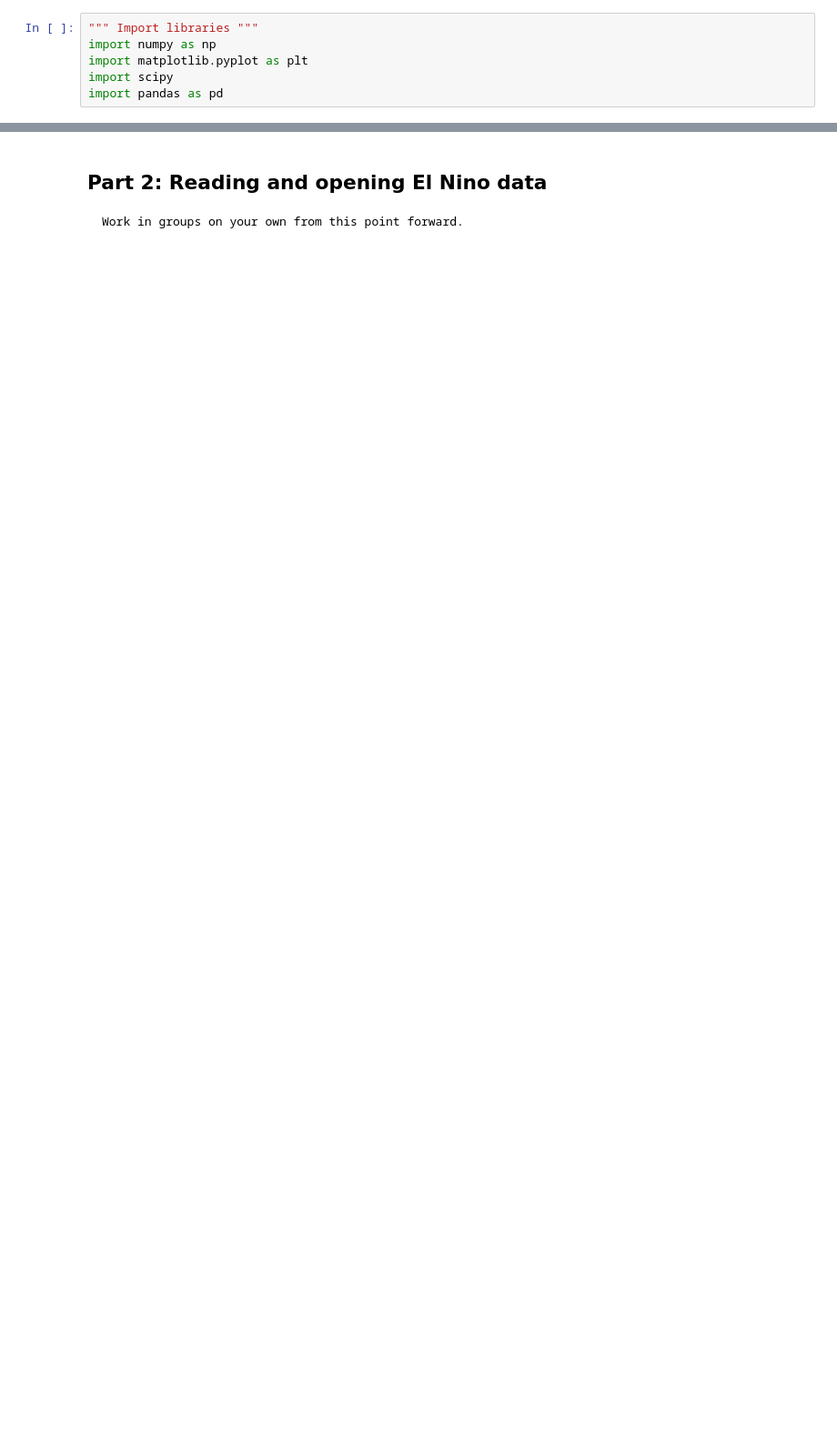
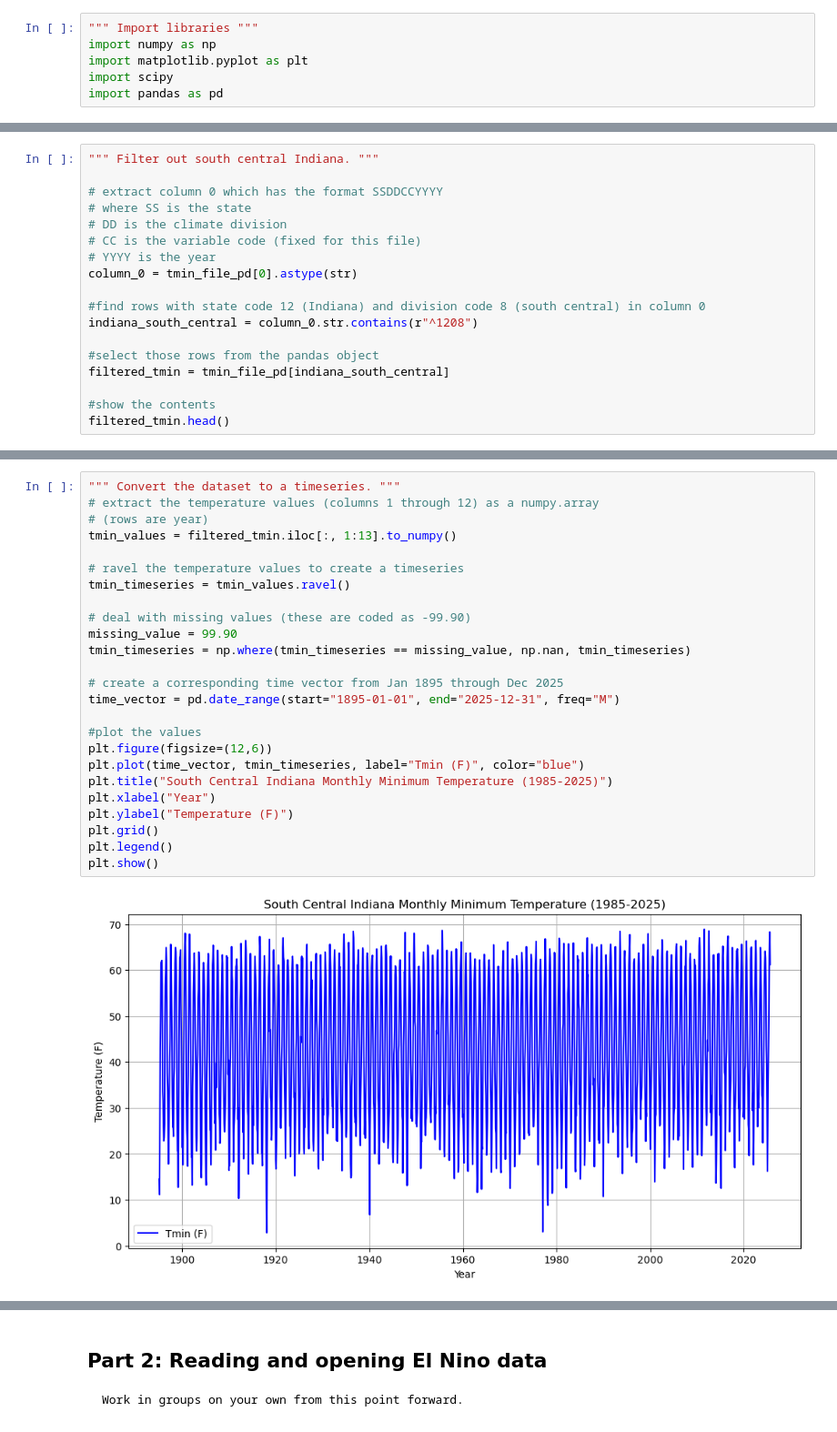
Before and after one commit to Rafaelaqv/pythonadvancedclass, a Jupyter notebook: 03_winter_temperature_enso (1).ipynb, the cells around one changed output, grey strips where cells are left out. Shown at 91% size. Drawn from its saved outputs; the diff is of its cells as text; blank space fills up the shorter version.

Commit message:
Update winter temperature ENSO analysis

```diff
--- a/03_winter_temperature_enso (1).ipynb
+++ b/03_winter_temperature_enso (1).ipynb
@@ -56,0 +74,18 @@ import pandas as pd
+# %%
+""" Filter out south central Indiana. """
+
+# extract column 0 which has the format SSDDCCYYYY
+# where SS is the state
+# DD is the climate division
+# CC is the variable code (fixed for this file)
+# YYYY is the year
+column_0 = tmin_file_pd[0].astype(str)
+
+#find rows with state code 12 (Indiana) and division code 8 (south central) in column 0
+indiana_south_central = column_0.str.contains(r"^1208")
+
+#select those rows from the pandas object
+filtered_tmin = tmin_file_pd[indiana_south_central]
+
+#show the contents
+filtered_tmin.head()
@@ -56,0 +99,27 @@ import pandas as pd
+# %%
+""" Convert the dataset to a timeseries. """
+# extract the temperature values (columns 1 through 12) as a numpy.array
+# (rows are year)
+tmin_values = filtered_tmin.iloc[:, 1:13].to_numpy()
+
+# ravel the temperature values to create a timeseries
+tmin_timeseries = tmin_values.ravel()
+
+# deal with missing values (these are coded as -99.90)
+missing_value = 99.90
+tmin_timeseries = np.where(tmin_timeseries == missing_value, np.nan, tmin_timeseries)
+
+# create a corresponding time vector from Jan 1895 through Dec 2025
+time_vector = pd.date_range(start="1895-01-01", end="2025-12-31", freq="M")
+
+#plot the values
+plt.figure(figsize=(12,6))
+plt.plot(time_vector, tmin_timeseries, label="Tmin (F)", color="blue")
+plt.title("South Central Indiana Monthly Minimum Temperature (1985-2025)")
+plt.xlabel("Year")
+plt.ylabel("Temperature (F)")
+plt.grid()
+plt.legend()
+plt.show()
+# %% [output]
+[figure, added]
```
Also changed, not shown: parts of 20 cells of this notebook.
